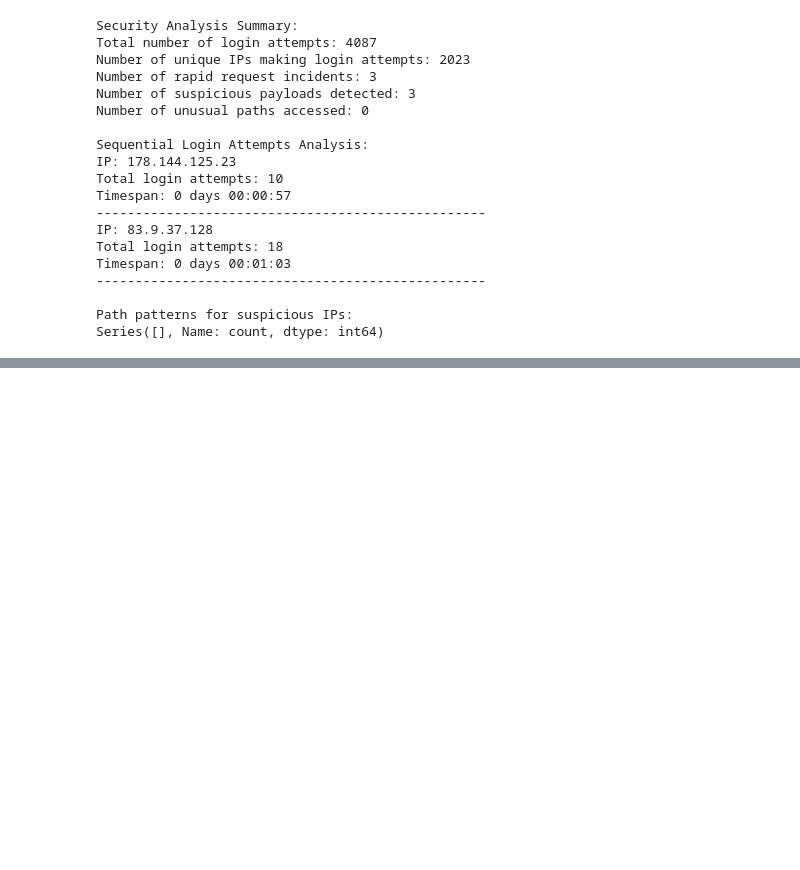
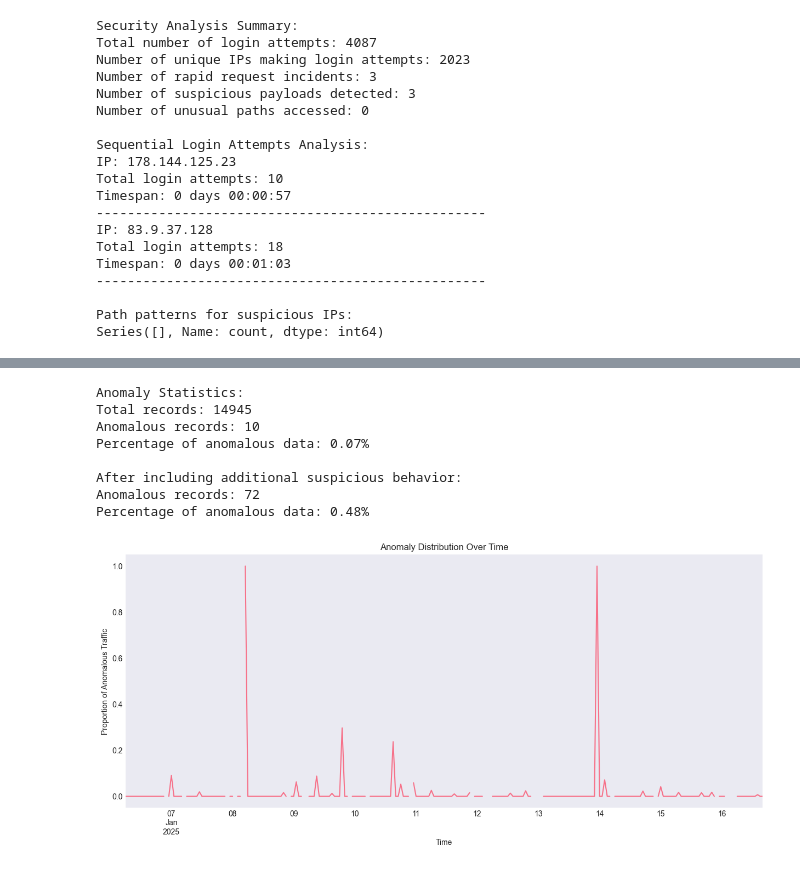
Before and after one commit to 70ziko/RoarING-challenge, a Jupyter notebook: explore_data.ipynb, the cells around one changed output, grey strips where cells are left out. Saved outputs shown, nothing was run; the diff lists cells and outputs as text; code cells hidden in the pictures; blank space fills up the shorter version.

```diff
--- a/explore_data.ipynb
+++ b/explore_data.ipynb
@@ -380,0 +427,74 @@ Taki podział pozwoli modelowi nauczyć się normalnych wzorców ruchu na zbiorz
+# %%
+def identify_anomalous_data(df, sql_attacks, brute_force_attacks):
+    # Collect all suspicious IPs
+    suspicious_ips = set(
+        [attack['ip'] for attack in sql_attacks] +
+        [attack['ip'] for attack in brute_force_attacks]
+    )
+
+    # Get time ranges for anomalous activity
+    anomaly_periods = []
+    for attack in sql_attacks + brute_force_attacks:
+        anomaly_periods.append({
+            'start': attack['start_time'],
+            'end': attack['end_time']
+        })
+
+    # Mark records as anomalous if they're from suspicious IPs or within anomaly periods
+    df['is_anomalous'] = False
+
+    # Mark by suspicious IPs
+    df.loc[df['ip'].isin(suspicious_ips), 'is_anomalous'] = True
+
+    # Mark by time periods
+    for period in anomaly_periods:
+        mask = (df['timestamp'] >= period['start']) & (df['timestamp'] <= period['end'])
+        df.loc[mask, 'is_anomalous'] = True
+
+    # Calculate percentage of anomalous data
+    anomaly_percentage = (df['is_anomalous'].sum() / len(df)) * 100
+
+    print(f"\nAnomaly Statistics:")
+    print(f"Total records: {len(df)}")
+    print(f"Anomalous records: {df['is_anomalous'].sum()}")
+    print(f"Percentage of anomalous data: {anomaly_percentage:.2f}%")
+
+    # If less than 20% is anomalous, include additional suspicious behavior
+    if anomaly_percentage < 20:
+        # Include rapid requests
+        ip_time_groups = df.groupby([df['ip'], df['timestamp'].dt.floor('min')])['method'].count()
+        rapid_request_ips = ip_time_groups[ip_time_groups > 7].index.get_level_values(0)
+        df.loc[df['ip'].isin(rapid_request_ips), 'is_anomalous'] = True
+
+        # Include suspicious user agents
+        suspicious_agents = df['user_agent'].value_counts()[df['user_agent'].value_counts() < 5].index
+        df.loc[df['user_agent'].isin(suspicious_agents), 'is_anomalous'] = True
+
+        # Recalculate percentage
+        anomaly_percentage = (df['is_anomalous'].sum() / len(df)) * 100
+        print(f"\nAfter including additional suspicious behavior:")
+        print(f"Anomalous records: {df['is_anomalous'].sum()}")
+        print(f"Percentage of anomalous data: {anomaly_percentage:.2f}%")
+
+    return df
+
+# Identify anomalous data
+df_with_anomalies = identify_anomalous_data(df, sql_attacks, brute_force_attacks)
+
+# Show distribution of anomalies over time
+plt.figure(figsize=(15, 6))
+df_with_anomalies.set_index('timestamp').resample('1H')['is_anomalous'].mean().plot()
+plt.title('Anomaly Distribution Over Time')
+plt.xlabel('Time')
+plt.ylabel('Proportion of Anomalous Traffic')
+plt.show()
+# %% [output]
+Anomaly Statistics:
+Total records: 14945
+Anomalous records: 10
+Percentage of anomalous data: 0.07%
+
+After including additional suspicious behavior:
+Anomalous records: 72
+Percentage of anomalous data: 0.48%
+[figure, added]
```
Also changed, not shown: parts of 5 cells of this notebook, 1 other file.
